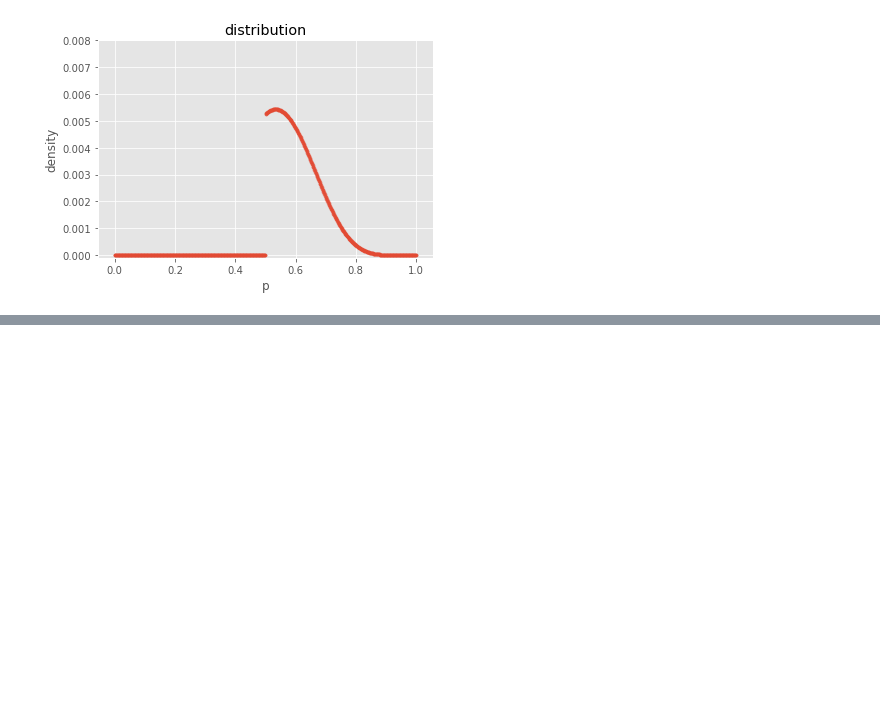
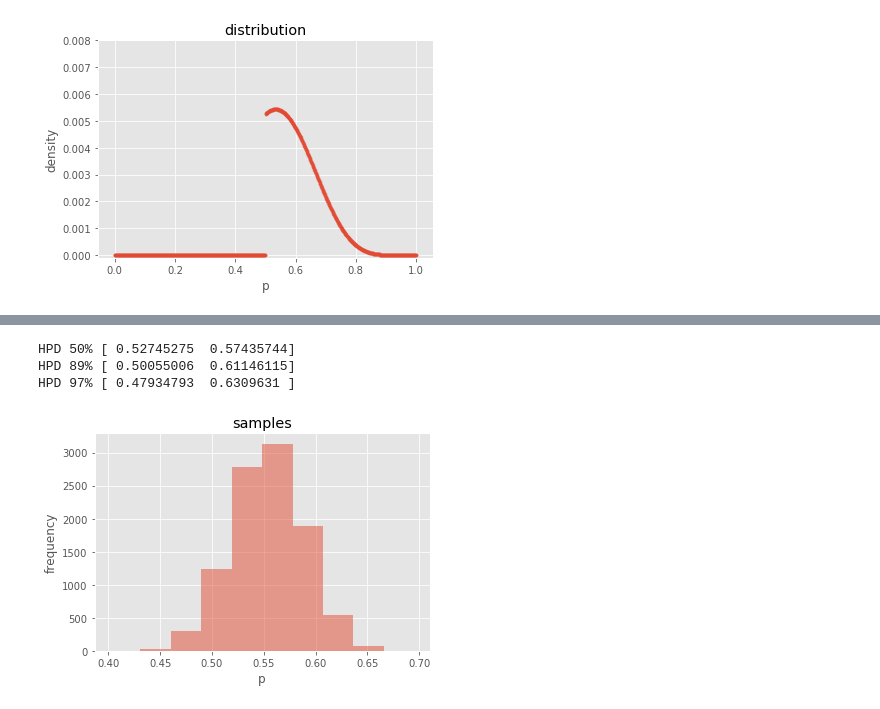
Before and after one commit to gondimribeiro/statistical-rethinking, a Jupyter notebook: chapter3/practice.ipynb, the cells around one changed output, grey strips where cells are left out. Saved outputs shown, nothing was run; the diff lists cells and outputs as text; code cells hidden in the pictures; blank space fills up the shorter version.

```diff
--- a/chapter3/practice.ipynb
+++ b/chapter3/practice.ipynb
@@ -186,0 +219,18 @@ Inference = 0.0997667 | Real = 0.266827932
+# %%
+# 3H2
+
+samples = np.random.choice(grid, 10000, replace=True, p=posterior)
+
+plt.hist(samples, alpha=0.5)
+plt.xlabel('p')
+plt.ylabel('frequency')
+plt.title('samples')
+
+print("HPD 50%", pymc.utils.hpd(samples, 0.5))
+print("HPD 89%", pymc.utils.hpd(samples, 0.11))
+print("HPD 97%", pymc.utils.hpd(samples, 0.03))
+# %% [output]
+HPD 50% [ 0.52745275  0.57435744]
+HPD 89% [ 0.50055006  0.61146115]
+HPD 97% [ 0.47934793  0.6309631 ]
+[figure, added]
```
Also changed, not shown: parts of 19 cells of this notebook.
